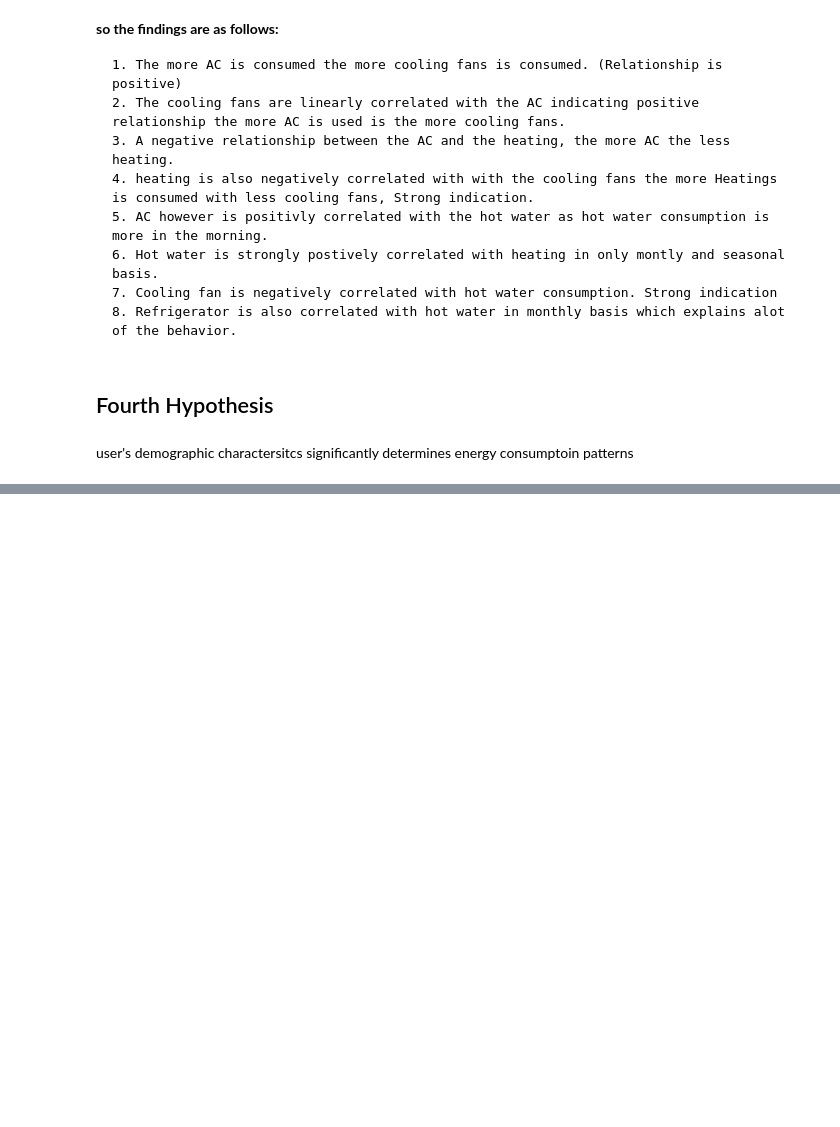
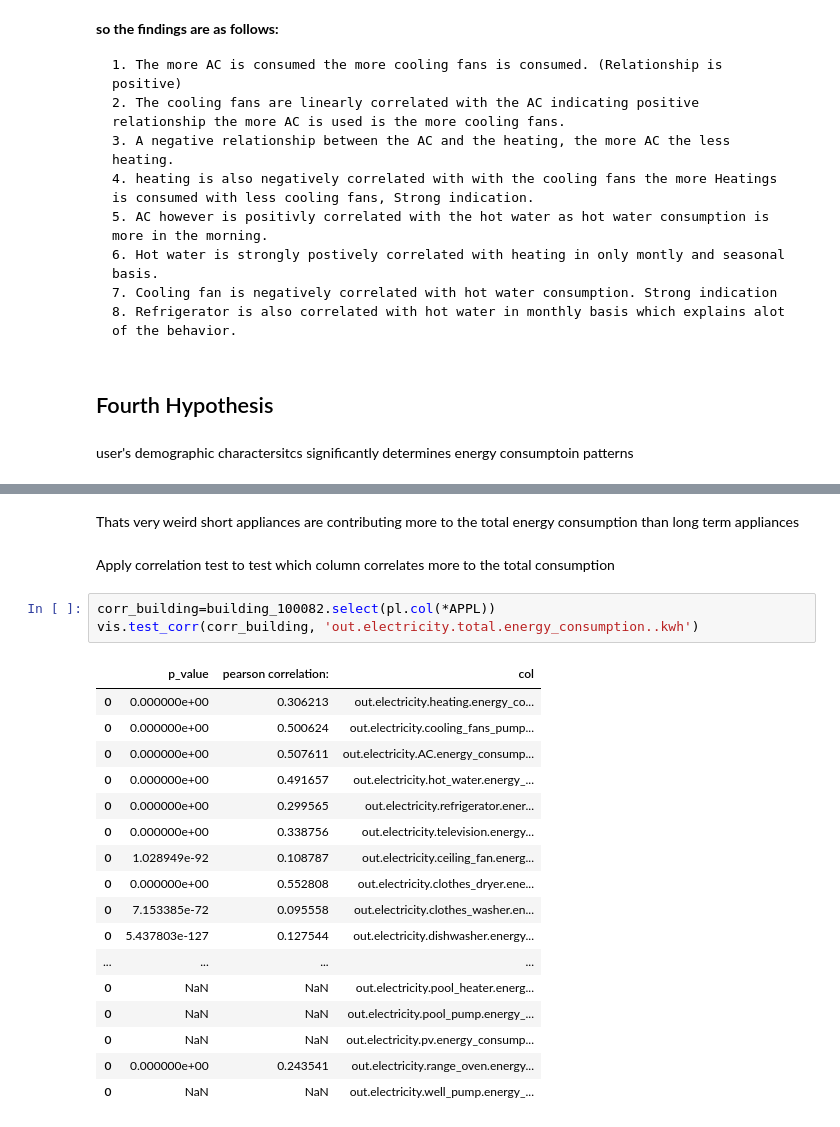
Before and after one commit to 1nuc/load-profile-decomposition, a Jupyter notebook: src/Customer_analysis/run.ipynb, the cells around one changed output, grey strips where cells are left out. Cells and saved outputs as stored; diff of their text form; blank space fills up the shorter version.

```diff
--- a/src/Customer_analysis/run.ipynb
+++ b/src/Customer_analysis/run.ipynb
@@ -541,0 +562,25 @@ shape: (5, 88)
+# %% [markdown]
+Thats very weird short appliances are contributing more to the total energy consumption than long term appliances
+# %% [markdown]
+Apply correlation test to test which column correlates more to the total consumption
+# %%
+corr_building=building_100082.select(pl.col(*APPL))
+vis.test_corr(corr_building, 'out.electricity.total.energy_consumption..kwh')
+# %% [output]
+|  | p_value | pearson correlation: | col |
+| 0 | 0.000000e+00 | 0.306213 | out.electricity.heating.energy_co... |
+| 0 | 0.000000e+00 | 0.500624 | out.electricity.cooling_fans_pump... |
+| 0 | 0.000000e+00 | 0.507611 | out.electricity.AC.energy_consump... |
+| 0 | 0.000000e+00 | 0.491657 | out.electricity.hot_water.energy_... |
+| 0 | 0.000000e+00 | 0.299565 | out.electricity.refrigerator.ener... |
+| 0 | 0.000000e+00 | 0.338756 | out.electricity.television.energy... |
+| 0 | 1.028949e-92 | 0.108787 | out.electricity.ceiling_fan.energ... |
+| 0 | 0.000000e+00 | 0.552808 | out.electricity.clothes_dryer.ene... |
+| 0 | 7.153385e-72 | 0.095558 | out.electricity.clothes_washer.en... |
+| 0 | 5.437803e-127 | 0.127544 | out.electricity.dishwasher.energy... |
+| ... | ... | ... | ... |
+| 0 | NaN | NaN | out.electricity.pool_heater.energ... |
+| 0 | NaN | NaN | out.electricity.pool_pump.energy_... |
+| 0 | NaN | NaN | out.electricity.pv.energy_consump... |
+| 0 | 0.000000e+00 | 0.243541 | out.electricity.range_oven.energy... |
+| 0 | NaN | NaN | out.electricity.well_pump.energy_... |
```
Also changed, not shown: parts of 14 cells of this notebook.
